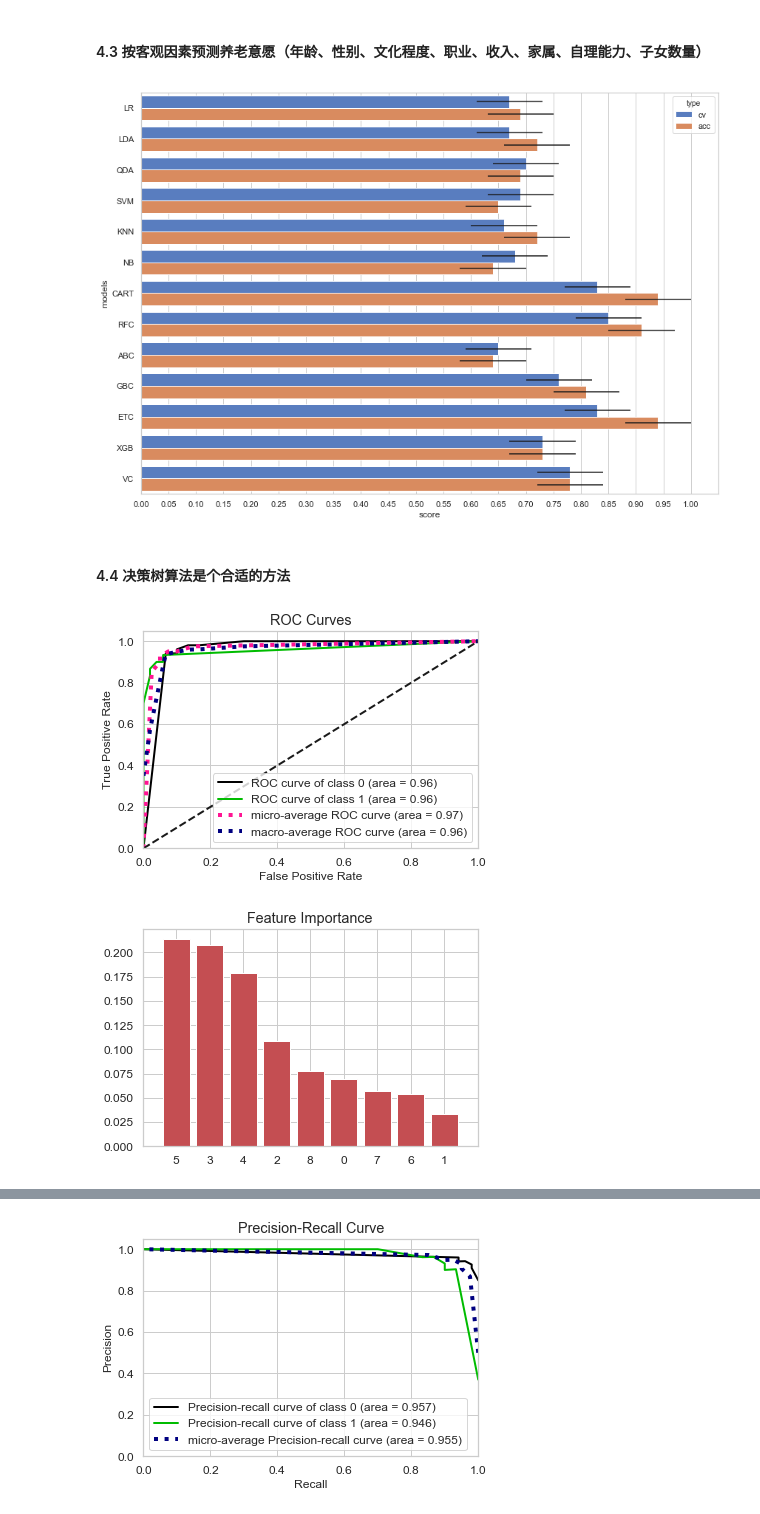
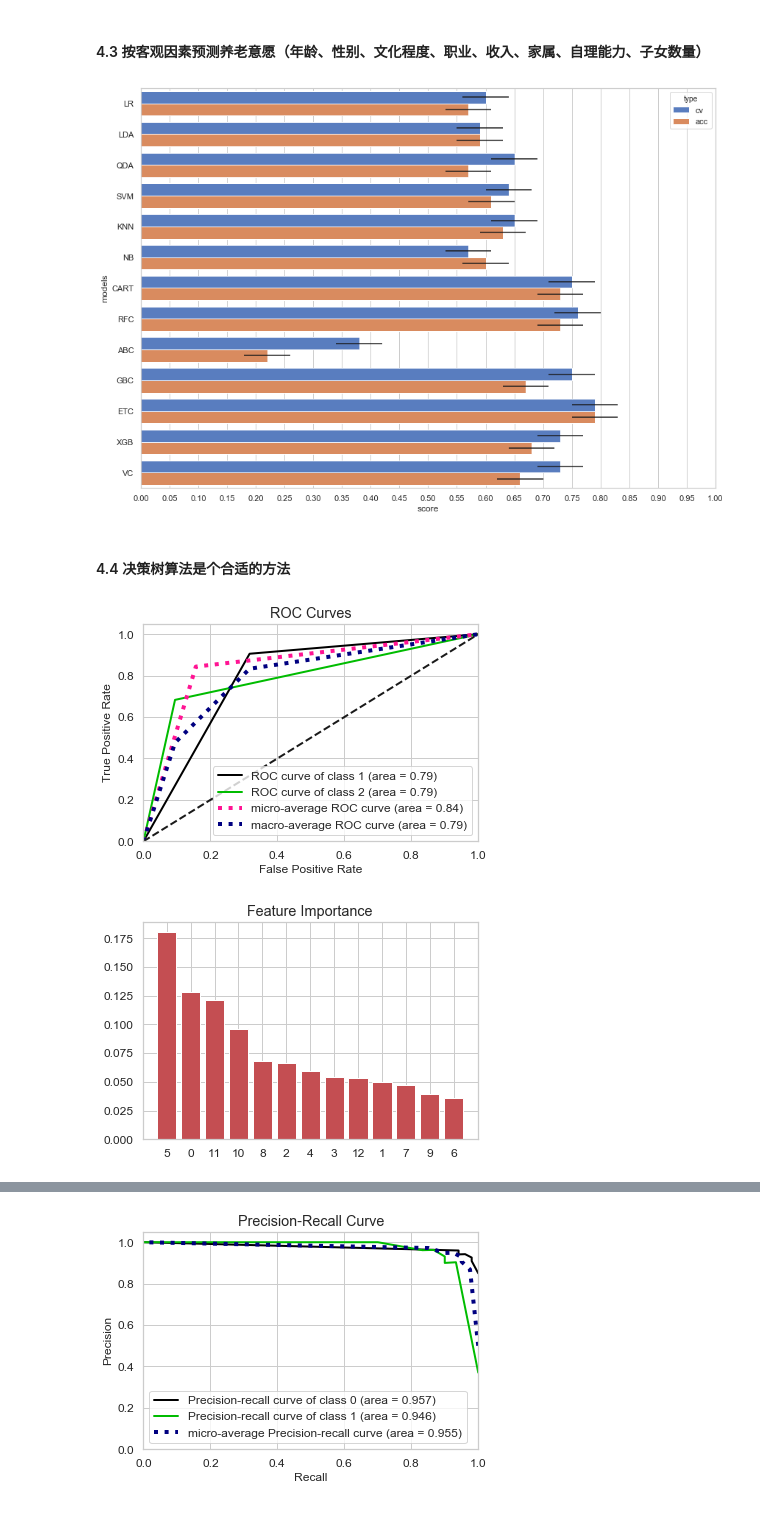
Before and after one commit to dearfad/mmhelper, a Jupyter notebook: care_for_aged.ipynb, the cells around one changed output, grey strips where cells are left out. Cells and saved outputs as stored; diff of their text form; code cells hidden in the pictures.

```diff
--- a/care_for_aged.ipynb
+++ b/care_for_aged.ipynb
@@ -84,6 +84,6 @@ pd.options.display.max_rows = None # Show all columns
 # %% [markdown]
 ###  1. 数据统一录入至Excel表格
 # %%
-data = pd.read_excel('./yanglao.xls')
+data = pd.read_excel('./588yang.xls')
 data.head()
 # %% [output]
@@ -422,7 +418,7 @@ sns.heatmap(data.astype(float).corr(), linewidths=0.1, square=True,
 # %% [markdown]
 #### 4.3 按客观因素预测养老意愿（年龄、性别、文化程度、职业、收入、家属、自理能力、子女数量）
 # %%
-X, y = data.values[:,[1,2,3,4,5,6,7,12,13]], data.values[:, 0]
+X, y = data.values[:,1:], data.values[:, 0]
 
 X_train, X_test, y_train, y_test = train_test_split(X, y)
 
@@ -449,34 +445,34 @@ models['VC'] = VotingClassifier(estimators=[
     ('xgb', models['XGB'])], voting='hard')
 
 kfold = StratifiedKFold(n_splits=10)
 cv_result = []
 
 for key in models:
         models[key].fit(X_train, y_train)
         cv_score = cross_val_score(
             models[key], X_train, y_train, scoring="accuracy", cv=kfold)
         cv_means = round(cv_score.mean(), 2)
         cv_std = round(cv_score.std(), 2)
         acc_score = round(models[key].score(X_test, y_test), 2)
         cvresult = {'models': key, 'score': cv_means, 'type': 'cv'}
         cv_result.append(cvresult)
         cvresult = {'models': key, 'score': acc_score, 'type': 'acc'}
         cv_result.append(cvresult)
     #     print(confusion_matrix(y_test, models[key].predict(X_test)))
     #     print(key)
     #     print('='*80)
     #     print(classification_report(y_test, models[key].predict(X_test)))
     #     print(key,'====',models[key].get_params())
 
 cv_results = pd.DataFrame(cv_result)
 
 plt.figure(figsize=(14, 10))
 sns.set(style="whitegrid")
 # g = sns.barplot(x='score', y='models', hue='type', data=cv_results, palette="muted");
 g = sns.barplot(x='score', y='models', hue='type', data=cv_results, **{'xerr': cv_std}, palette='muted')
 g.set_xticks(np.arange(0, 1.05, 0.05));
 # %% [output]
-[figure, old version]
+[figure, new version]
 # %% [markdown]
 #### 4.4 决策树算法是个合适的方法
 # %%
@@ -484,12 +480,12 @@ predicted_probas = models['CART'].predict_proba(X_test)
 skplt.metrics.plot_roc(y_test, predicted_probas)
 plt.show()
 # %% [output]
-[figure, old version]
+[figure, new version]
 # %%
 skplt.estimators.plot_feature_importances(models['CART'])
 plt.show()
 # %% [output]
-[figure, old version]
+[figure, new version]
 # %%
 skplt.estimators.plot_learning_curve(models['CART'], X_train, y_train, cv=10)
 plt.show()
```
Also changed, not shown: parts of 8 cells of this notebook.
